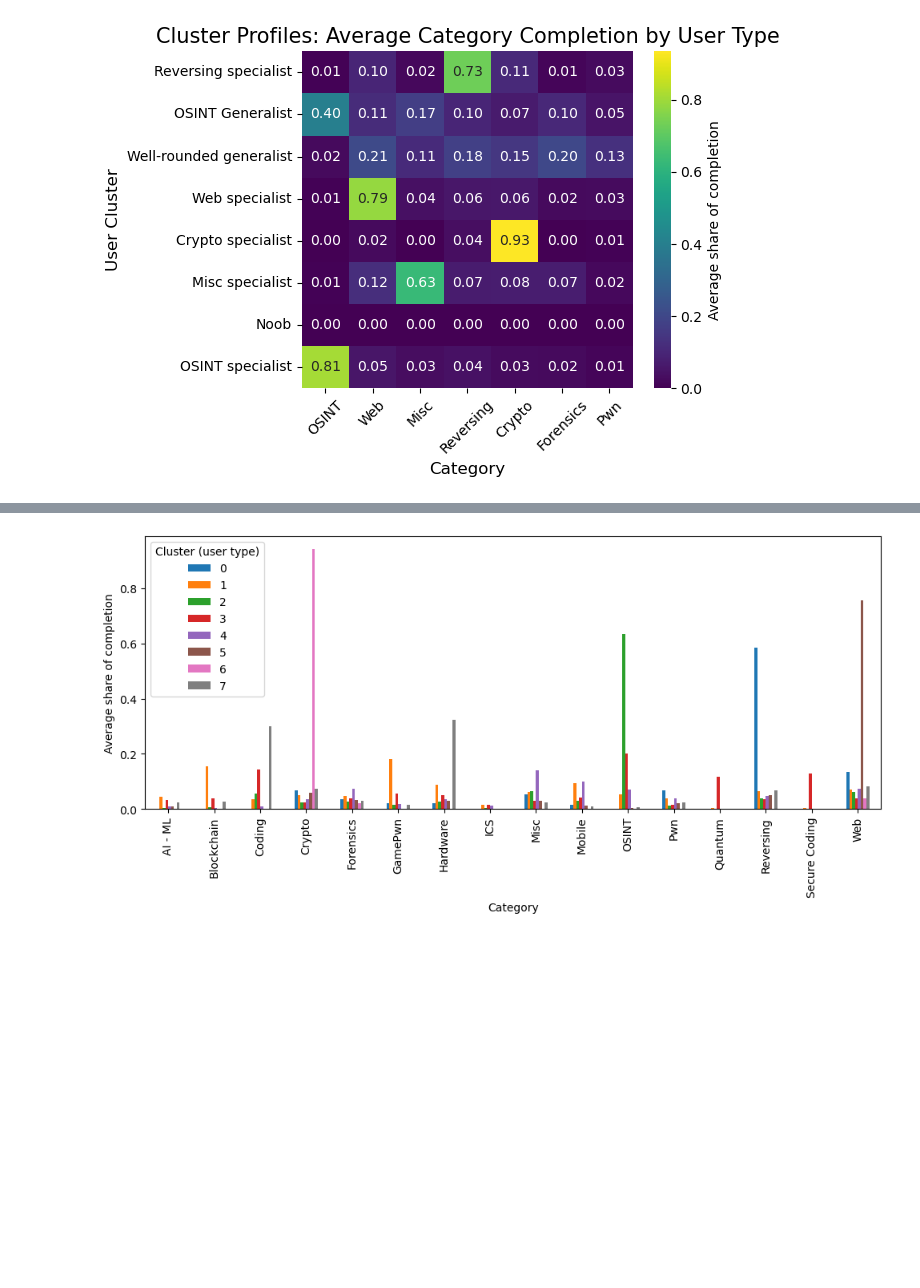
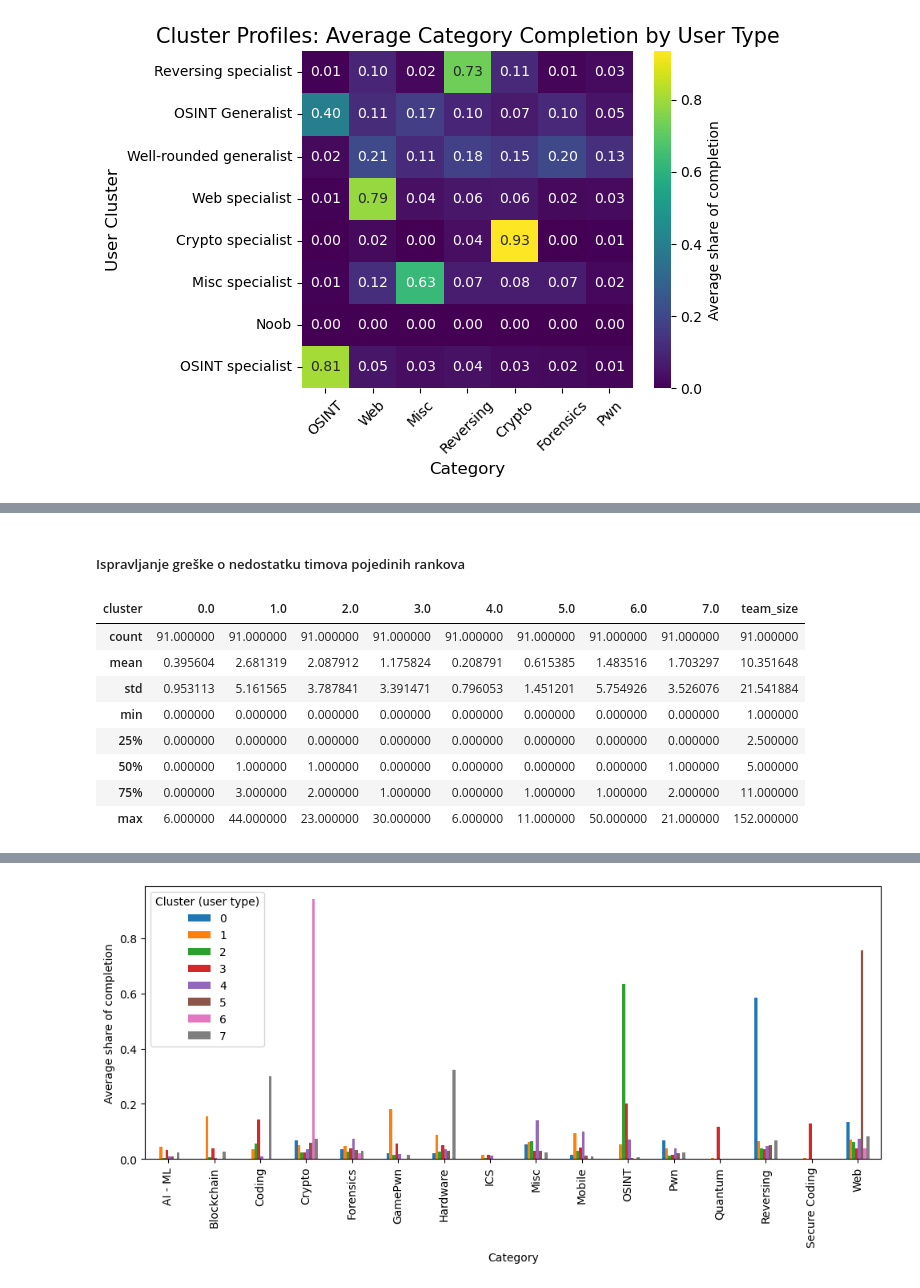
Before and after one commit to dfili/DIPRAD, a Jupyter notebook: HTB/htb_analiza.ipynb, the cells around one changed output, grey strips where cells are left out. Saved outputs shown, nothing was run; the diff lists cells and outputs as text; code cells hidden in the pictures; blank space fills up the shorter version.

```diff
--- a/HTB/htb_analiza.ipynb
+++ b/HTB/htb_analiza.ipynb
@@ -954,0 +958,5 @@ plt.show()
+# %%
+profile_clustered_main = profile_clustered_main.reset_index()
+profile_clustered_main = profile_clustered_main.rename(columns={'index': 'id'})
+profile_clustered_main['id'] = pd.to_numeric(profile_clustered_main['id'])
+profile_clustered_main.head()
@@ -954,0 +970,12 @@ plt.show()
+# %%
+ranks = teams_df[['id', 'rank']].rename(columns={'rank': 'team_rank', 'id': 'team_id'})
+team_structure_df = team_members_df[['id', 'team_id', 'rank']].merge(
+    profile_clustered_main[['id', 'cluster']],
+    on='id',
+    how='left'
+).rename(columns={'rank': 'user_rank'}).merge(
+    ranks,
+    on='team_id',
+    how='left'
+)
+team_structure_df.describe()
@@ -954,0 +992,26 @@ plt.show()
+# %%
+team_structure_grouped = team_structure_df.groupby(['team_id', 'team_rank'])['cluster'].value_counts().unstack(fill_value=0)
+team_structure_grouped['team_size'] = team_structure_grouped.sum(axis=1)
+
+
+def get_bucket(rank):
+    if rank <= 10: return 'Top 10'
+    if rank <= 20: return 'Top 20'
+    if rank <= 50: return 'Top 50'
+    return 'Other'
+
+team_structure_grouped['rank_bucket'] = team_structure_grouped.index.get_level_values('team_rank').map(get_bucket)
+# %% [markdown]
+##### Ispravljanje greške o nedostatku timova pojedinih rankova
+# %%
+team_structure_grouped.describe()
+# %% [output]
+| cluster | 0.0 | 1.0 | 2.0 | 3.0 | 4.0 | 5.0 | 6.0 | 7.0 | team_size |
+| count | 91.000000 | 91.000000 | 91.000000 | 91.000000 | 91.000000 | 91.000000 | 91.000000 | 91.000000 | 91.000000 |
+| mean | 0.395604 | 2.681319 | 2.087912 | 1.175824 | 0.208791 | 0.615385 | 1.483516 | 1.703297 | 10.351648 |
+| std | 0.953113 | 5.161565 | 3.787841 | 3.391471 | 0.796053 | 1.451201 | 5.754926 | 3.526076 | 21.541884 |
+| min | 0.000000 | 0.000000 | 0.000000 | 0.000000 | 0.000000 | 0.000000 | 0.000000 | 0.000000 | 1.000000 |
+| 25% | 0.000000 | 0.000000 | 0.000000 | 0.000000 | 0.000000 | 0.000000 | 0.000000 | 0.000000 | 2.500000 |
+| 50% | 0.000000 | 1.000000 | 1.000000 | 0.000000 | 0.000000 | 0.000000 | 0.000000 | 1.000000 | 5.000000 |
+| 75% | 0.000000 | 3.000000 | 2.000000 | 1.000000 | 0.000000 | 1.000000 | 1.000000 | 2.000000 | 11.000000 |
+| max | 6.000000 | 44.000000 | 23.000000 | 30.000000 | 6.000000 | 11.000000 | 50.000000 | 21.000000 | 152.000000 |
```
Also changed, not shown: parts of 20 cells of this notebook, 11 other files.
